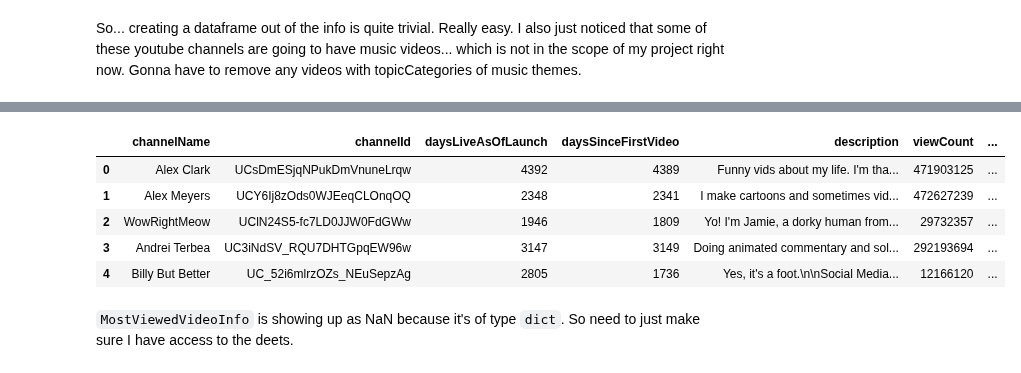
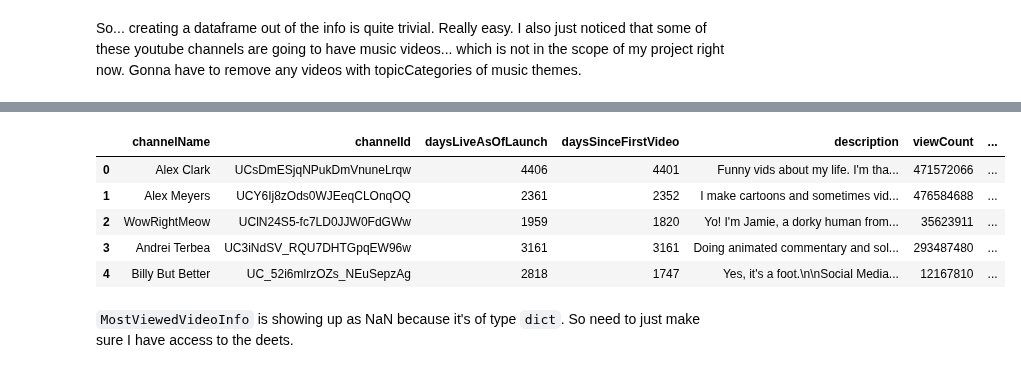
Before and after one commit to ojiwon-kenobi/youtuberChannels, a Jupyter notebook: dataProcessing.ipynb, the cells around one changed output, grey strips where cells are left out. Saved outputs shown, nothing was run; the diff lists cells and outputs as text; code cells hidden in the pictures.

```diff
--- a/dataProcessing.ipynb
+++ b/dataProcessing.ipynb
@@ -194,5 +217,5 @@ print(len(debugMsg))
 # %%
-REFERENCE_UTC_TIME_FOR_PUBLISH = datetime(2021, 12, 14, 5, 2, 59, 166993)
+REFERENCE_UTC_TIME_FOR_PUBLISH = datetime.now()#datetime(2021, 12, 14, 5, 2, 59, 166993)
 channelId_to_earliestVideoTimestamp_and_mostViewedVideo = {} # {channelId: {firstVideoTimestamp: <>, mostViewedVideoInfo: {}}}
 
 #channelId_to_representative_vid_and_first_vid
@@ -201,9 +224,6 @@ for channelId in LIST_OF_CHANNEL_IDS:
     df = pd.DataFrame(list(listOfVideoInfo))
     mostViewedVideoIndex = df['viewCount'].idxmax()
     earliestVideoTimestamp = min(df['publishTime'])
-    #DO NOT RUN. IT'LL MODIFY THE _COPY
     firstUploadDate = earliestVideoTimestamp
     daysLiveSinceFirstUpload = pd.Timedelta(REFERENCE_UTC_TIME_FOR_PUBLISH - datetime.strptime(earliestVideoTimestamp, '%Y-%m-%d'+'T'+'%H:%M:%S'+'Z')).round('d')
     channelId_to_earliestVideoTimestamp_and_mostViewedVideo[channelId] = {'firstUploadDate': firstUploadDate, 'daysSinceFirstVideo': daysLiveSinceFirstUpload, 'mostViewedVideo': df.iloc[mostViewedVideoIndex].to_dict()}
-
-channelId_to_earliestVideoTimestamp_and_mostViewedVideo
@@ -249,7 +251,7 @@ So I think taking the most-viewed video to represent the channel is an acceptabl
 
 The result I get should be something along the lines of: `{ChannelId: 'xyz', earliestVideoPublishedDate: 'DateTime', mostViewedVideo : {vidInfo dictionary}}`
 # %%
-listOfVideoInfo = channelIdToListOfVids_copy["UCo8bcnLyZH8tBIH9V1mLgqQ"]
+listOfVideoInfo = channelIdToListOfVids_copy["UC9z7EZAbkphEMg0SP7rw44A"]
 df = pd.DataFrame(list(listOfVideoInfo))
 df
 # %% [output]
@@ -269,7 +271,7 @@ df
 # %% [markdown]
 So... creating a dataframe out of the info is quite trivial. Really easy. I also just noticed that some of these youtube channels are going to have music videos... which is not in the scope of my project right now. Gonna have to remove any videos with topicCategories of music themes.
 # %%
-REFERENCE_UTC_TIME_FOR_PUBLISH = datetime(2021, 12, 14, 5, 2, 59, 166993)
+REFERENCE_UTC_TIME_FOR_PUBLISH = datetime.now() #datetime(2021, 12, 14, 5, 2, 59, 166993)
 channelId_to_earliestVideoTimestamp_and_mostViewedVideo = {} # {channelId: {firstVideoTimestamp: <>, mostViewedVideoInfo: {}}}
 
 #channelId_to_representative_vid_and_first_vid
@@ -281,5 +283,3 @@ for channelId in LIST_OF_CHANNEL_IDS:
     firstUploadDate = earliestVideoTimestamp
     daysLiveSinceFirstUpload = pd.Timedelta(REFERENCE_UTC_TIME_FOR_PUBLISH - datetime.strptime(earliestVideoTimestamp, '%Y-%m-%d'+'T'+'%H:%M:%S'+'Z')).round('d')
     channelId_to_earliestVideoTimestamp_and_mostViewedVideo[channelId] = {'firstUploadDate': firstUploadDate, 'daysSinceFirstVideo': daysLiveSinceFirstUpload, 'mostViewedVideo': df.iloc[mostViewedVideoIndex].to_dict()}
-
-channelId_to_earliestVideoTimestamp_and_mostViewedVideo
@@ -304,45 +286,54 @@ channelId_to_earliestVideoTimestamp_and_mostViewedVideo
+# %%
+def try_parsing_date(text):
+    for fmt in ('%Y-%m-%d'+'T'+'%H:%M:%S'+'Z', '%Y-%m-%d'+'T'+'%H:%M.%S'+'Z'):
+        try:
+            return datetime.strptime(text, fmt)
+        except ValueError:
+            pass
+
+    raise ValueError('no valid date format found')
 # %%
 #important. date ref is 12/11 because this is when I pulled this data.
 
 df = pd.read_json (r'channelListResponse.json')
-REFERENCE_UTC_NOW= datetime(2021, 12, 12, 5, 2, 59, 166993)
+REFERENCE_UTC_NOW= datetime.now() #datetime(2021, 12, 12, 5, 2, 59, 166993)
 channelInfo_master_df= pd.DataFrame()
 
 for index, row in df.iterrows():
     items=df['items'][index][0]
     snippet = items['snippet']
 
     title=snippet['title']
     channelId=items['id']
     publishedAt=snippet['publishedAt']
     description=snippet['description']
     viewCount=items['statistics']['viewCount']
     subscriberCount=items['statistics']['subscriberCount']
     videoCount=items['statistics']['videoCount']
-    daysLive = pd.Timedelta(REFERENCE_UTC_NOW - datetime.strptime(publishedAt, '%Y-%m-%d'+'T'+'%H:%M:%S'+'Z')).round('d').days
+    daysLive = pd.Timedelta(REFERENCE_UTC_NOW - try_parsing_date(publishedAt)).round('d').days
 
     data = {'channelName':title,
     'channelId': channelId,
     'daysLiveAsOfLaunch': daysLive,
     'daysSinceFirstVideo': channelId_to_earliestVideoTimestamp_and_mostViewedVideo[channelId]['daysSinceFirstVideo'].days,
     'description': description,
     'viewCount': int(viewCount),
     'subscriberCount': int(subscriberCount),
     'videoCount': int(videoCount),
     'firstUploadDate' : channelId_to_earliestVideoTimestamp_and_mostViewedVideo[channelId]['firstUploadDate'],
     'subscribersPerYearSinceFirstUpload' : float(int(subscriberCount)/(channelId_to_earliestVideoTimestamp_and_mostViewedVideo[channelId]['daysSinceFirstVideo'].days/365)),
     'viewCountPerYearSinceFirstUpload' : float(int(viewCount)/(channelId_to_earliestVideoTimestamp_and_mostViewedVideo[channelId]['daysSinceFirstVideo'].days/365)),
     }
     df_generated = pd.DataFrame(data, index=[index])
     channelInfo_master_df= channelInfo_master_df.append(df_generated)
 channelInfo_master_df.head()
 # %% [output]
 |  | channelName | channelId | daysLiveAsOfLaunch | daysSinceFirstVideo | description | viewCount | ... |
-| 0 | Alex Clark | UCsDmESjqNPukDmVnuneLrqw | 4392 | 4389 | Funny vids about my life. I'm tha... | 471903125 | ... |
-| 1 | Alex Meyers | UCY6Ij8zOds0WJEeqCLOnqOQ | 2348 | 2341 | I make cartoons and sometimes vid... | 472627239 | ... |
-| 2 | WowRightMeow | UClN24S5-fc7LD0JJW0FdGWw | 1946 | 1809 | Yo! I'm Jamie, a dorky human from... | 29732357 | ... |
-| 3 | Andrei Terbea | UC3iNdSV_RQU7DHTGpqEW96w | 3147 | 3149 | Doing animated commentary and sol... | 292193694 | ... |
-| 4 | Billy But Better | UC_52i6mlrzOZs_NEuSepzAg | 2805 | 1736 | Yes, it's a foot.\n\nSocial Media... | 12166120 | ... |
+| 0 | Alex Clark | UCsDmESjqNPukDmVnuneLrqw | 4406 | 4401 | Funny vids about my life. I'm tha... | 471572066 | ... |
+| 1 | Alex Meyers | UCY6Ij8zOds0WJEeqCLOnqOQ | 2361 | 2352 | I make cartoons and sometimes vid... | 476584688 | ... |
+| 2 | WowRightMeow | UClN24S5-fc7LD0JJW0FdGWw | 1959 | 1820 | Yo! I'm Jamie, a dorky human from... | 35623911 | ... |
+| 3 | Andrei Terbea | UC3iNdSV_RQU7DHTGpqEW96w | 3161 | 3161 | Doing animated commentary and sol... | 293487480 | ... |
+| 4 | Billy But Better | UC_52i6mlrzOZs_NEuSepzAg | 2818 | 1747 | Yes, it's a foot.\n\nSocial Media... | 12167810 | ... |
 # %%
 with open("channelHolisticInfo.json", 'w') as f:
     json.dump(channelInfo_master_df.to_dict(), f)
```
Also changed, not shown: parts of 14 cells of this notebook, 3 other files.
